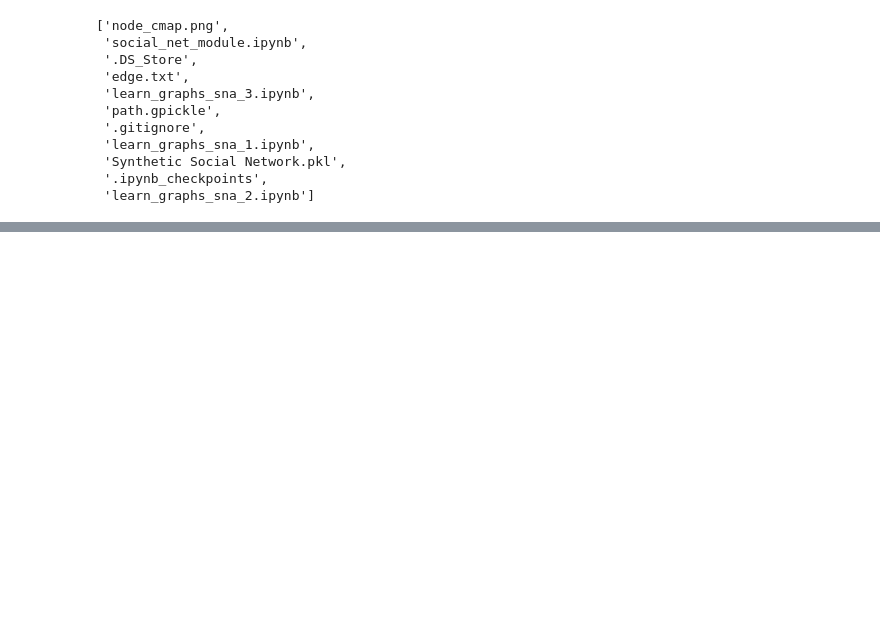
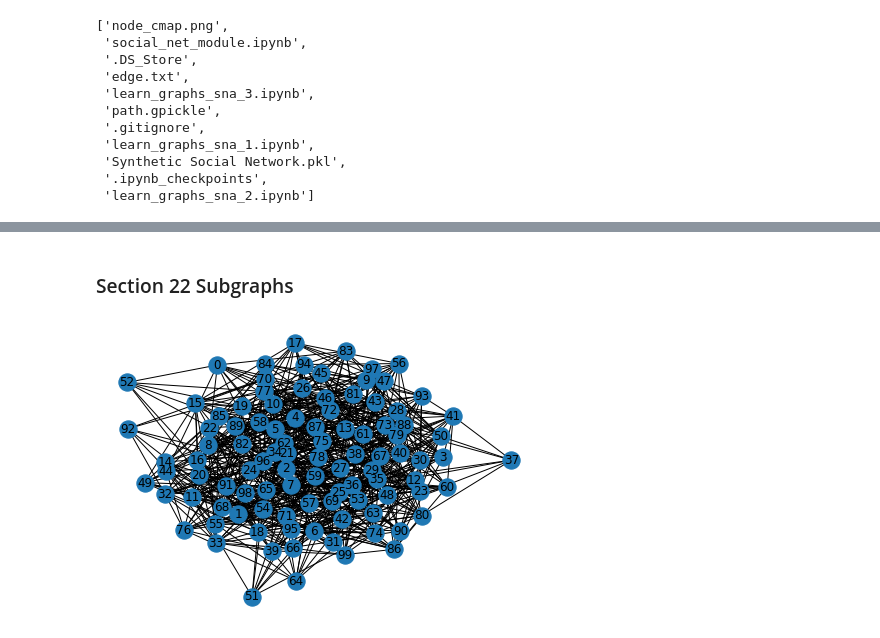
Before and after one commit to soslin/social-network-analysis, a Jupyter notebook: soc-net-class/social_net_module.ipynb, the cells around one changed output, grey strips where cells are left out. Cells and saved outputs as stored; diff of their text form; code cells hidden in the pictures; blank space fills up the shorter version.

```diff
--- a/soc-net-class/social_net_module.ipynb
+++ b/soc-net-class/social_net_module.ipynb
@@ -46,0 +44,7 @@ AttributeError: 'Graph' object has no attribute '_adj'
+# %% [markdown]
+### Section 22 Subgraphs
+# %%
+er = nx.erdos_renyi_graph(100, .15)
+nx.draw(er, with_labels = True)
+# %% [output]
+[figure, added]
```
Also changed, not shown: parts of 10 cells of this notebook.
